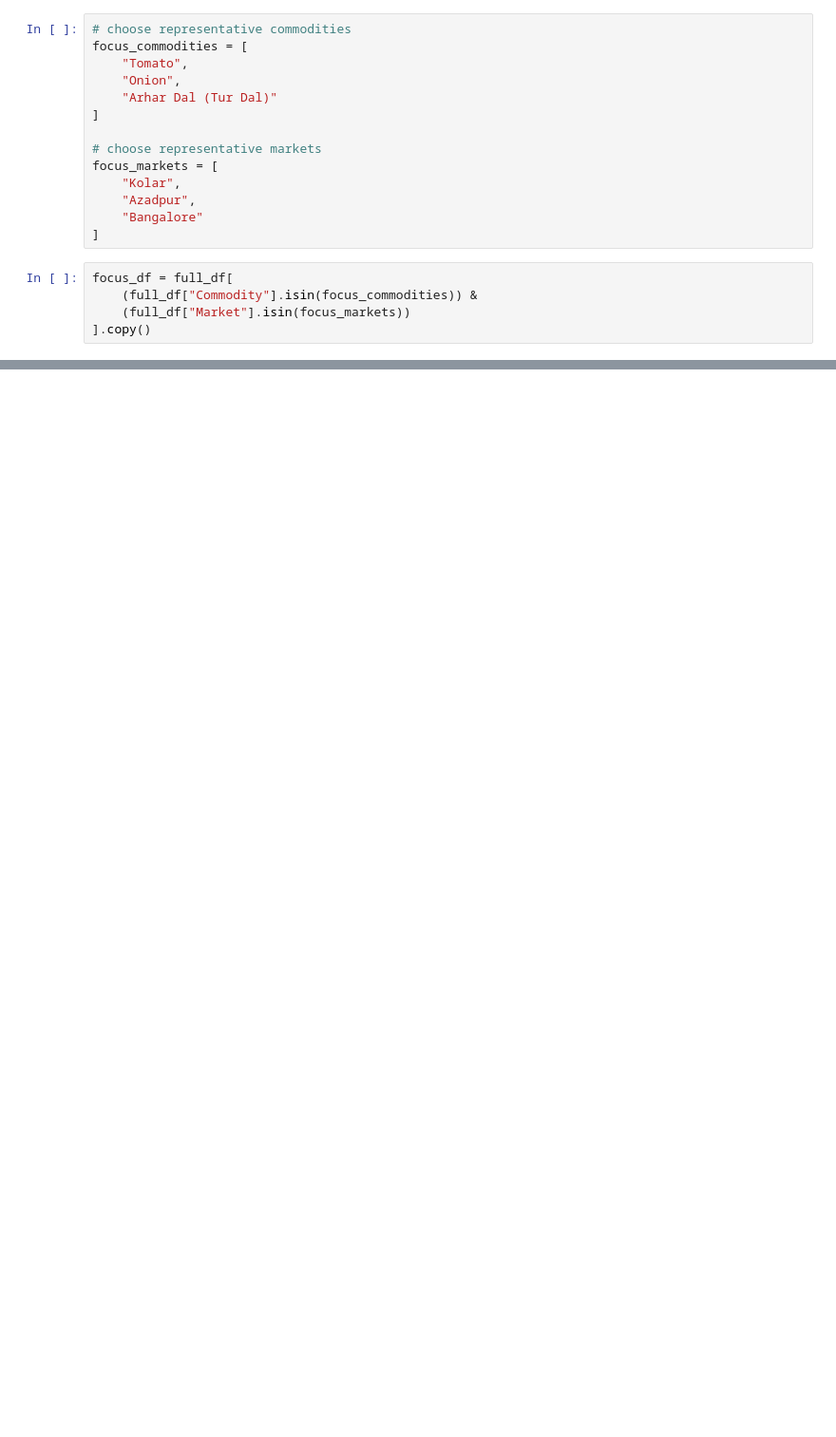
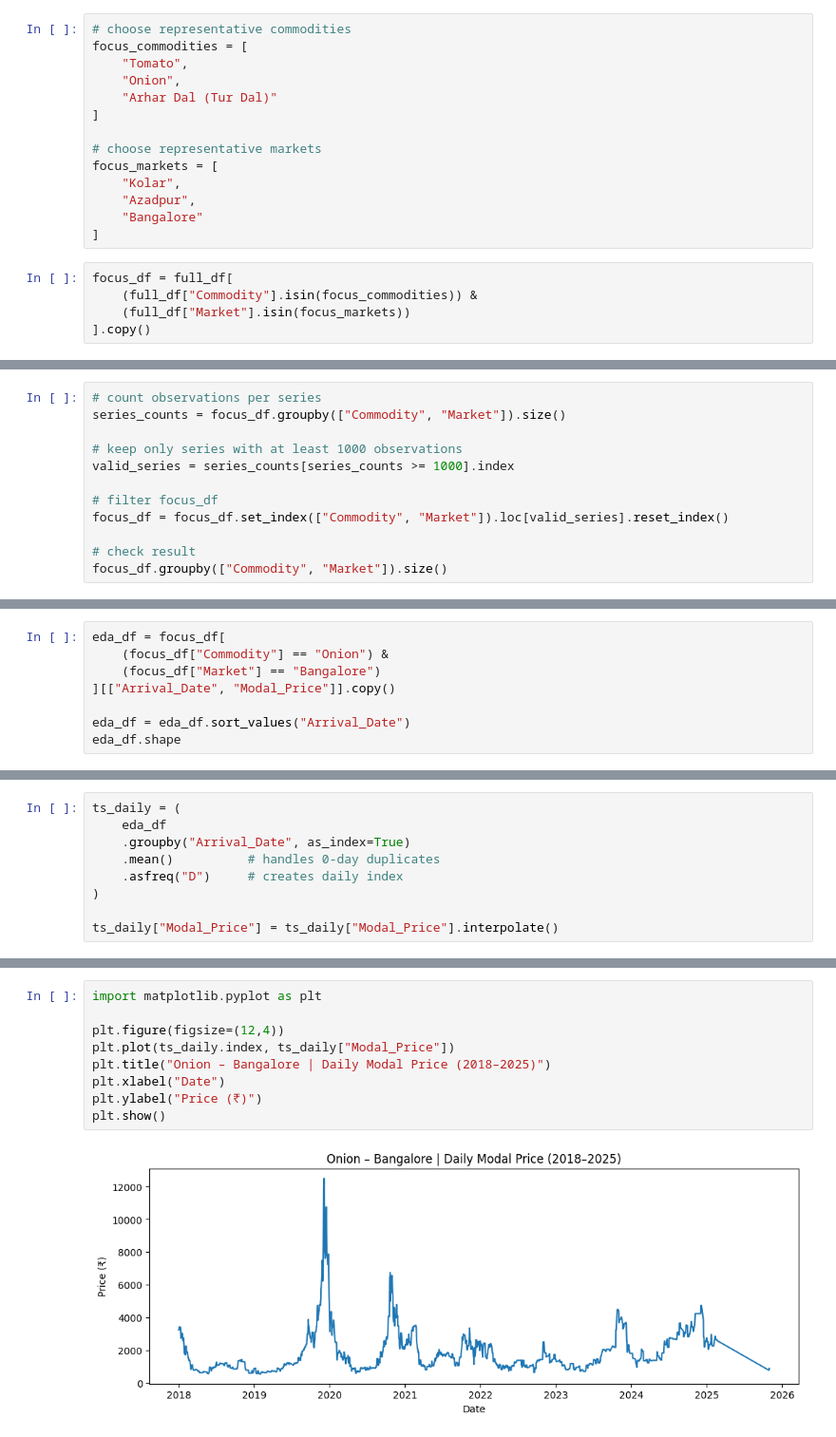
Before and after one commit to nittloadeddiper/agri_price_pred, a Jupyter notebook: winter_proj.ipynb, the cells around one changed output, grey strips where cells are left out. Shown at 95% size. Saved outputs shown, nothing was run; the diff lists cells and outputs as text; blank space fills up the shorter version.

```diff
--- a/winter_proj.ipynb
+++ b/winter_proj.ipynb
@@ -82,0 +181,12 @@ focus_df.groupby(["Commodity", "Market"]).size().sort_values(ascending=False)
+# %%
+# count observations per series
+series_counts = focus_df.groupby(["Commodity", "Market"]).size()
+
+# keep only series with at least 1000 observations
+valid_series = series_counts[series_counts >= 1000].index
+
+# filter focus_df
+focus_df = focus_df.set_index(["Commodity", "Market"]).loc[valid_series].reset_index()
+
+# check result
+focus_df.groupby(["Commodity", "Market"]).size()
@@ -82,0 +202,8 @@ focus_df.groupby(["Commodity", "Market"]).size().sort_values(ascending=False)
+# %%
+eda_df = focus_df[
+    (focus_df["Commodity"] == "Onion") &
+    (focus_df["Market"] == "Bangalore")
+][["Arrival_Date", "Modal_Price"]].copy()
+
+eda_df = eda_df.sort_values("Arrival_Date")
+eda_df.shape
@@ -82,0 +223,9 @@ focus_df.groupby(["Commodity", "Market"]).size().sort_values(ascending=False)
+# %%
+ts_daily = (
+    eda_df
+    .groupby("Arrival_Date", as_index=True)
+    .mean()          # handles 0-day duplicates
+    .asfreq("D")     # creates daily index
+)
+
+ts_daily["Modal_Price"] = ts_daily["Modal_Price"].interpolate()
@@ -82,0 +252,11 @@ focus_df.groupby(["Commodity", "Market"]).size().sort_values(ascending=False)
+# %%
+import matplotlib.pyplot as plt
+
+plt.figure(figsize=(12,4))
+plt.plot(ts_daily.index, ts_daily["Modal_Price"])
+plt.title("Onion – Bangalore | Daily Modal Price (2018–2025)")
+plt.xlabel("Date")
+plt.ylabel("Price (₹)")
+plt.show()
+# %% [output]
+[figure, added]
```
Also changed, not shown: parts of 115 cells of this notebook.
